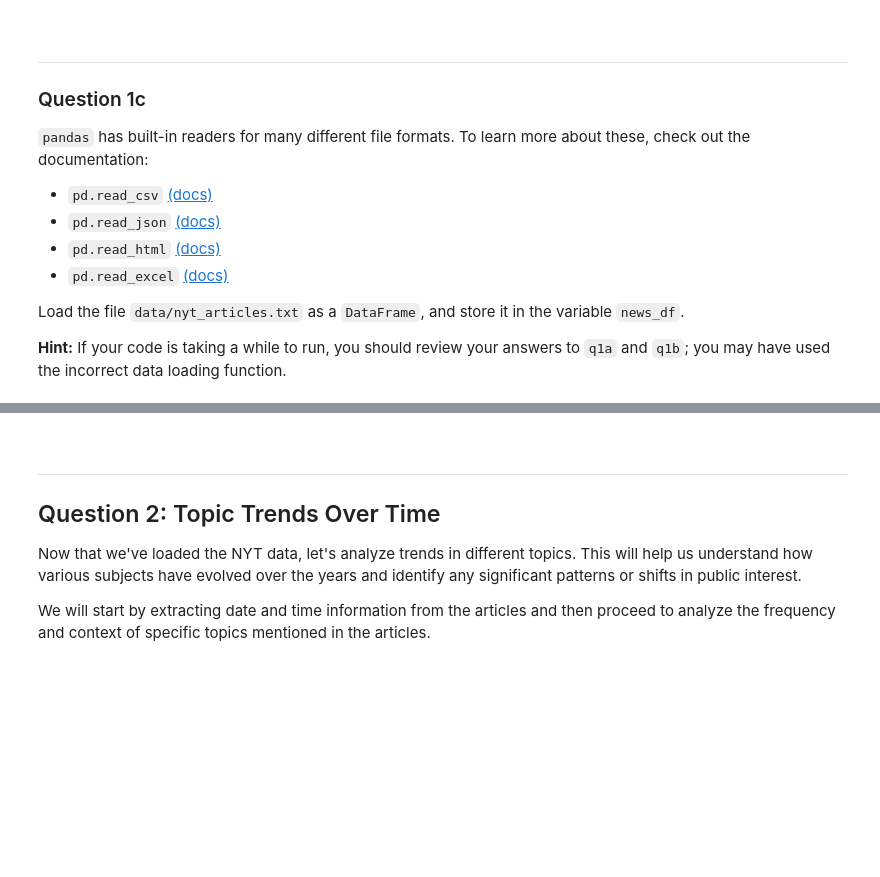
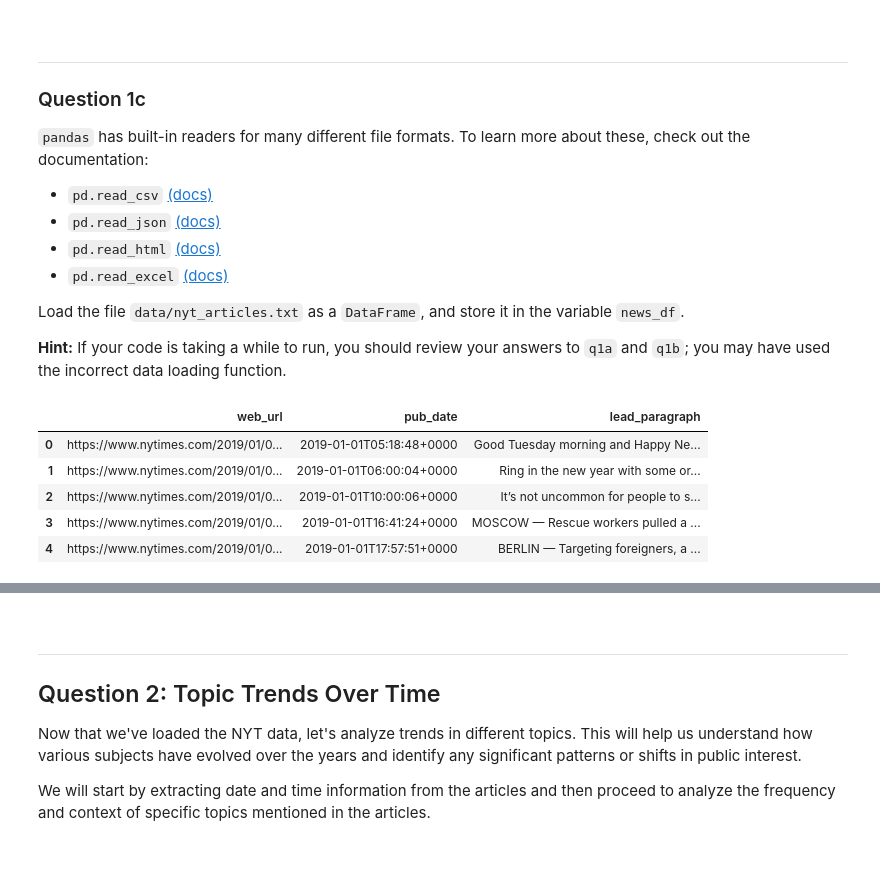
Before and after one commit to ac0033/sp25-student, a Jupyter notebook: hw/hw03/hw03.ipynb, the cells around one changed output, grey strips where cells are left out. Cells and saved outputs as stored; diff of their text form; code cells hidden in the pictures; blank space fills up the shorter version.

```diff
--- a/hw/hw03/hw03.ipynb
+++ b/hw/hw03/hw03.ipynb
@@ -171,2 +175,12 @@ news_df.head()
+# %%
+news_df = pd.read_json('data/nyt_articles.txt')
+news_df.head()
+# %% [output]
+|  | web_url | pub_date | lead_paragraph |
+| 0 | https://www.nytimes.com/2019/01/0... | 2019-01-01T05:18:48+0000 | Good Tuesday morning and Happy Ne... |
+| 1 | https://www.nytimes.com/2019/01/0... | 2019-01-01T06:00:04+0000 | Ring in the new year with some or... |
+| 2 | https://www.nytimes.com/2019/01/0... | 2019-01-01T10:00:06+0000 | It’s not uncommon for people to s... |
+| 3 | https://www.nytimes.com/2019/01/0... | 2019-01-01T16:41:24+0000 | MOSCOW — Rescue workers pulled a ... |
+| 4 | https://www.nytimes.com/2019/01/0... | 2019-01-01T17:57:51+0000 | BERLIN — Targeting foreigners, a ... |
 # %%
 grader.check("q1c")
```
Also changed, not shown: parts of 7 cells of this notebook, 1 other file.
